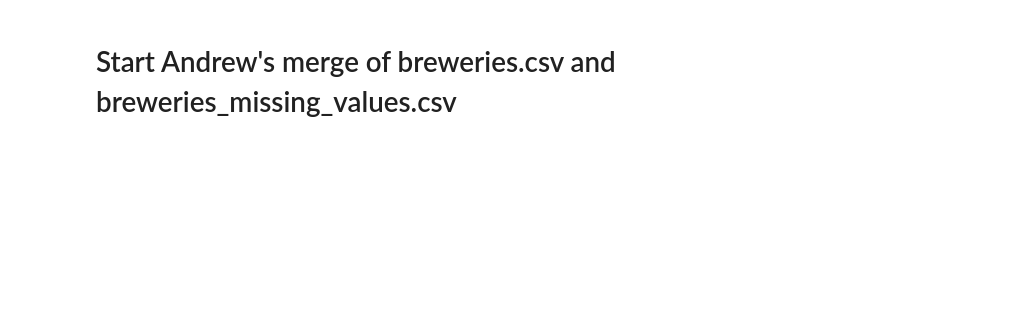
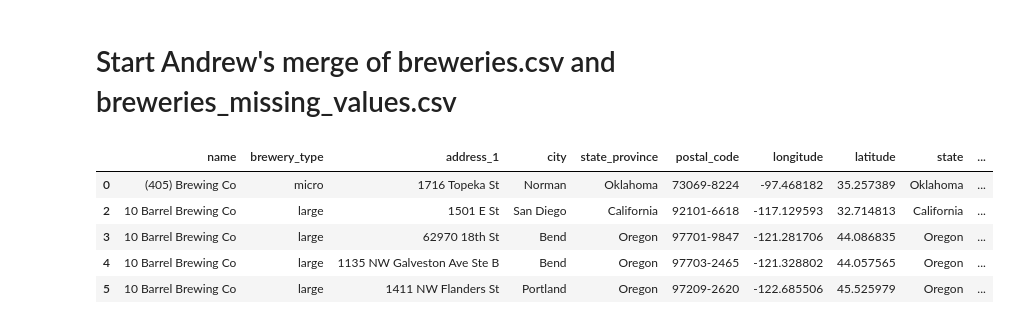
Before and after one commit to rpatel9877/project1, a Jupyter notebook: andrew_hawthorne/vicky_lasota_ah_copy_6.13.23.ipynb, the cells around one changed output. Drawn from its saved outputs; the diff is of its cells as text; code cells hidden in the pictures; blank space fills up the shorter version.

Commit message:
completed brewery data

```diff
--- a/andrew_hawthorne/vicky_lasota_ah_copy_6.13.23.ipynb
+++ b/andrew_hawthorne/vicky_lasota_ah_copy_6.13.23.ipynb
@@ -280,4 +280,15 @@ csv_breweries_missing_df.head()
 #load relevant data into the zipcode summary table
 # %% [markdown]
 # Start Andrew's merge of breweries.csv and breweries_missing_values.csv
+# %%
+breweries_dropped_nan = csv_breweries_df.dropna(subset=["longitude", "latitude"])
+breweries_dropped_nan.to_csv("breweries_dropped.csv", index=False)
+breweries_dropped_nan.head()
+# %% [output]
+|  | name | brewery_type | address_1 | city | state_province | postal_code | longitude | latitude | state | ... |
+| 0 | (405) Brewing Co | micro | 1716 Topeka St | Norman | Oklahoma | 73069-8224 | -97.468182 | 35.257389 | Oklahoma | ... |
+| 2 | 10 Barrel Brewing Co | large | 1501 E St | San Diego | California | 92101-6618 | -117.129593 | 32.714813 | California | ... |
+| 3 | 10 Barrel Brewing Co | large | 62970 18th St | Bend | Oregon | 97701-9847 | -121.281706 | 44.086835 | Oregon | ... |
+| 4 | 10 Barrel Brewing Co | large | 1135 NW Galveston Ave Ste B | Bend | Oregon | 97703-2465 | -121.328802 | 44.057565 | Oregon | ... |
+| 5 | 10 Barrel Brewing Co | large | 1411 NW Flanders St | Portland | Oregon | 97209-2620 | -122.685506 | 45.525979 | Oregon | ... |
 # %%
```
Also changed, not shown: parts of 2 cells of this notebook, 1 other file.
